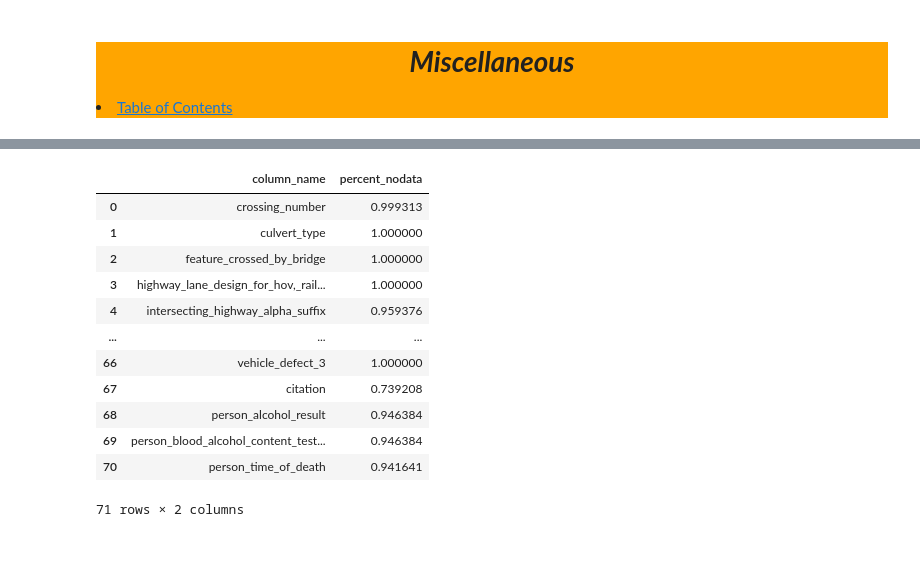
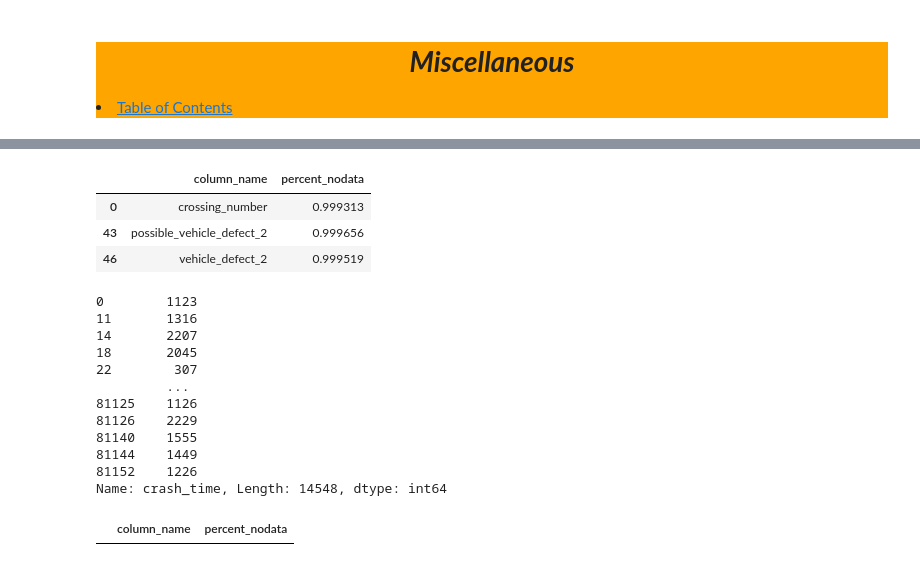
Before and after one commit to tex-wrex/tex-wrex, a Jupyter notebook: Jared/wrangle.ipynb, the cells around one changed output, grey strips where cells are left out. Saved outputs shown, nothing was run; the diff lists cells and outputs as text; code cells hidden in the pictures.

```diff
--- a/Jared/wrangle.ipynb
+++ b/Jared/wrangle.ipynb
@@ -172,0 +288,13 @@ Name: count, dtype: int64
+# %%
+svcs, new_dict = w.drop_nullpct_alternate(svcs, 0.987)
+# %%
+drop_negone_pct_dict = {
+    'column_name' : [],
+    'percent_nodata' : []
+}
+for col in svcs:
+    pct = (svcs[col] == -1).sum() / svcs.shape[0]
+    if pct > 0.987:
+        svcs = svcs.drop(columns=col)
+        drop_negone_pct_dict['column_name'].append(col)
+        drop_negone_pct_dict['percent_nodata'].append(pct)
@@ -262,16 +404,49 @@ test
+# %%
+percentagethingy = pd.DataFrame(dropped_cols)
+percentagethingy[percentagethingy.percent_nodata != 1]
+# %% [output]
+|  | column_name | percent_nodata |
+| 0 | crossing_number | 0.999313 |
+| 43 | possible_vehicle_defect_2 | 0.999656 |
+| 46 | vehicle_defect_2 | 0.999519 |
+# %%
+test.crash_time
+# %% [output]
+0        1123
+11       1316
+14       2207
+18       2045
+22        307
+         ...
+81125    1126
+81126    2229
+81140    1555
+81144    1449
+81152    1226
+Name: crash_time, Length: 14548, dtype: int64
+# %%
+drop_nodata_pct_dict = {
+    'column_name' : [],
+    'percent_nodata' : []
+}
+for col in svcs:
+    pct = (svcs[col] == -1).sum() / svcs.shape[0]
+    if pct > 0.987:
+        svcs = svcs.drop(columns=col)
+        drop_nodata_pct_dict['column_name'].append(col)
+        drop_nodata_pct_dict['percent_nodata'].append(pct)
+# %%
+drop_nodata_pct_dict = {
+    'column_name' : [],
+    'percent_nodata' : []
+}
+for col in svcs:
+    pct = (svcs[col] == -1).sum() / svcs.shape[0]
+    if pct > 0.987:
+        svcs = svcs.drop(columns=col)
+        drop_nodata_pct_dict['column_name'].append(col)
+        drop_nodata_pct_dict['percent_nodata'].append(pct)
 # %%
-pd.DataFrame(dropped_cols)
+pd.DataFrame(drop_nodata_pct_dict)
 # %% [output]
 |  | column_name | percent_nodata |
-| 0 | crossing_number | 0.999313 |
-| 1 | culvert_type | 1.000000 |
-| 2 | feature_crossed_by_bridge | 1.000000 |
-| 3 | highway_lane_design_for_hov,_rail... | 1.000000 |
-| 4 | intersecting_highway_alpha_suffix | 0.959376 |
-| ... | ... | ... |
-| 66 | vehicle_defect_3 | 1.000000 |
-| 67 | citation | 0.739208 |
-| 68 | person_alcohol_result | 0.946384 |
-| 69 | person_blood_alcohol_content_test... | 0.946384 |
-| 70 | person_time_of_death | 0.941641 |
-71 rows × 2 columns
```
Also changed, not shown: parts of 13 cells of this notebook.
